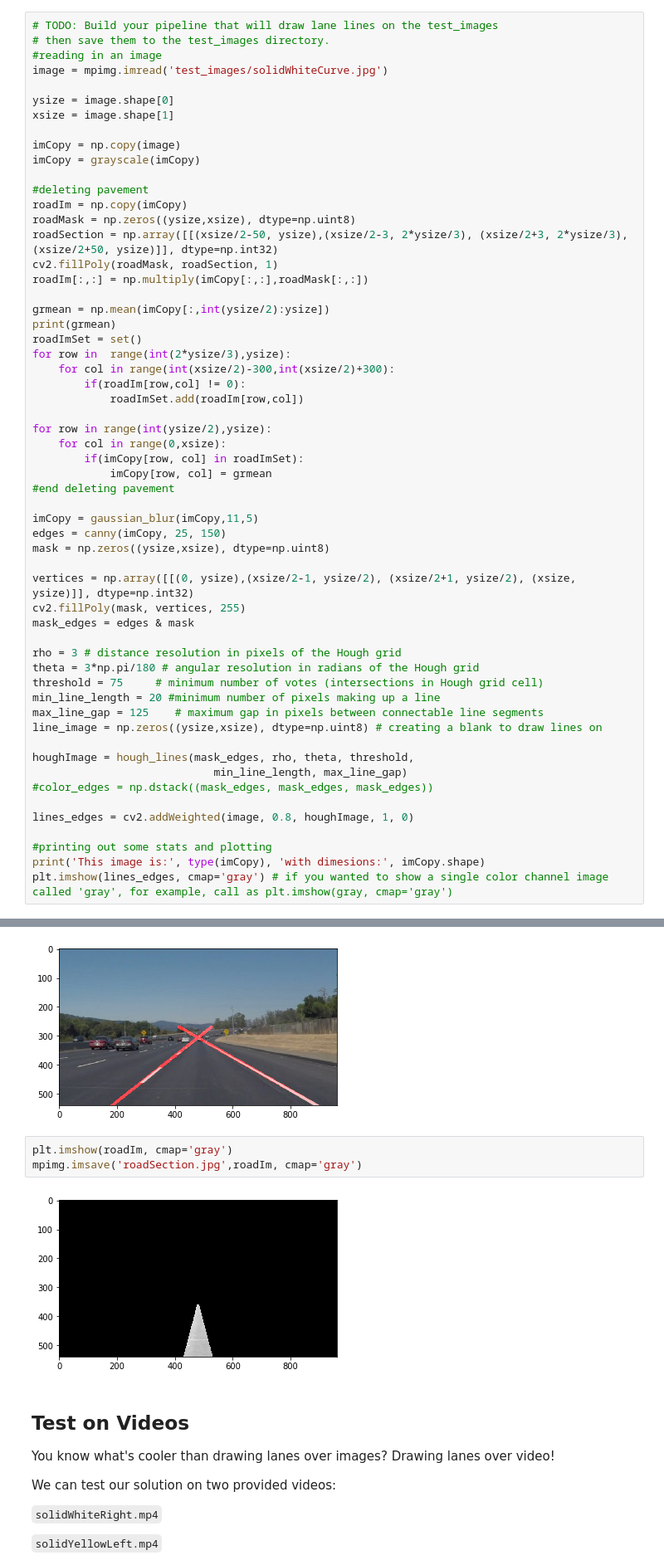
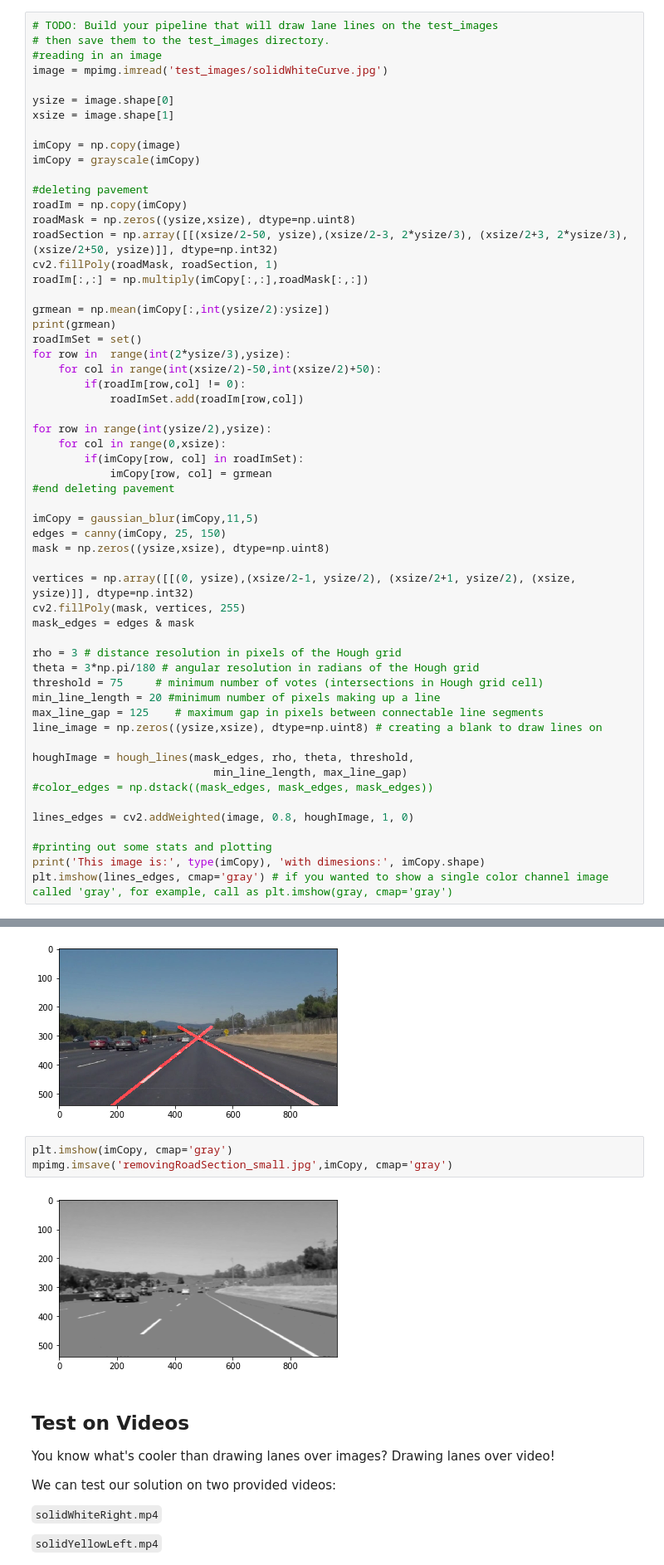
Before and after one commit to jShaoCX/CarND_Project1, a Jupyter notebook: P1.ipynb, the cells around one changed output, grey strips where cells are left out. Shown at 83% size. Saved outputs shown, nothing was run; the diff lists cells and outputs as text.

```diff
--- a/P1.ipynb
+++ b/P1.ipynb
@@ -292,7 +292,7 @@ grmean = np.mean(imCopy[:,int(ysize/2):ysize])
 print(grmean)
 roadImSet = set()
 for row in  range(int(2*ysize/3),ysize):
-    for col in range(int(xsize/2)-300,int(xsize/2)+300):
+    for col in range(int(xsize/2)-50,int(xsize/2)+50):
         if(roadIm[row,col] != 0):
             roadImSet.add(roadIm[row,col])
 
@@ -332,10 +332,10 @@ This image is: <class 'numpy.ndarray'> with dimesions: (540, 960)
 <matplotlib.image.AxesImage at 0x...>
 [figure]
 # %%
-plt.imshow(roadIm, cmap='gray')
-mpimg.imsave('roadSection.jpg',roadIm, cmap='gray')
+plt.imshow(imCopy, cmap='gray')
+mpimg.imsave('removingRoadSection_small.jpg',imCopy, cmap='gray')
 # %% [output]
-[figure, old version]
+[figure, new version]
 # %% [markdown]
 ## Test on Videos
 
```
Also changed, not shown: parts of 1 cell of this notebook, 2 other files.
